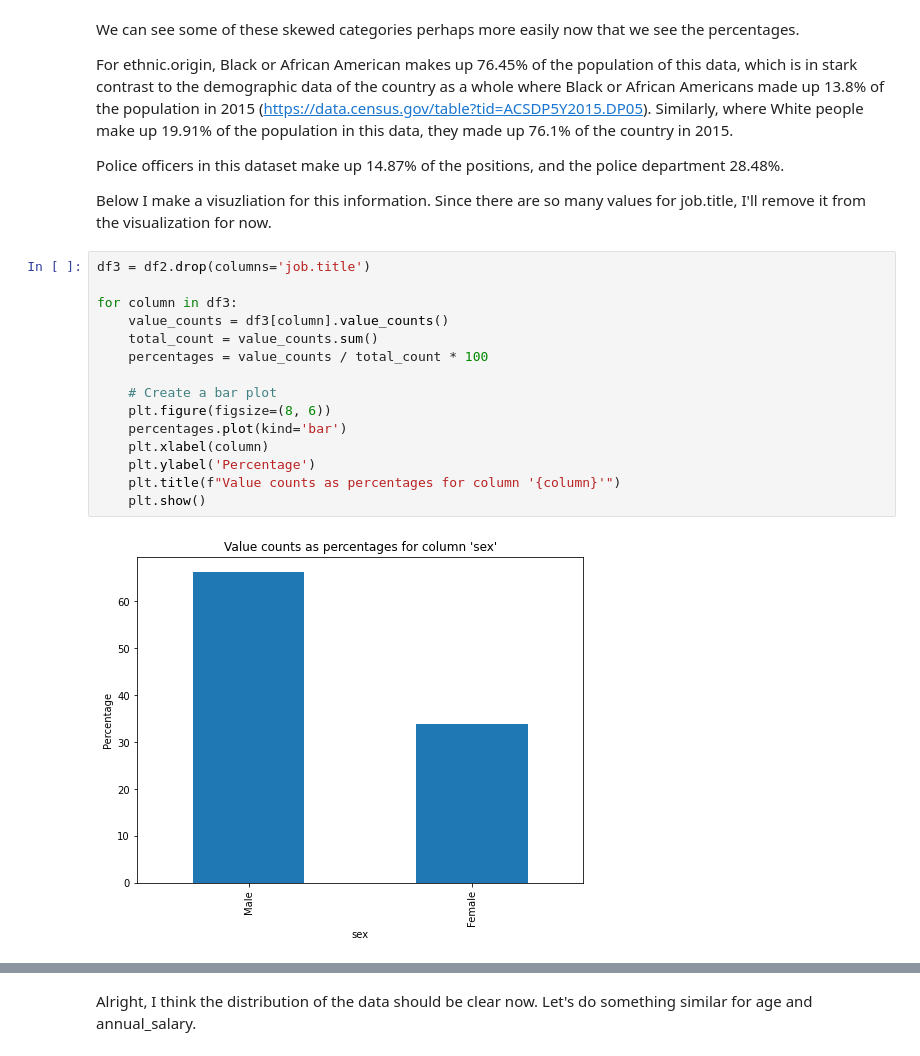
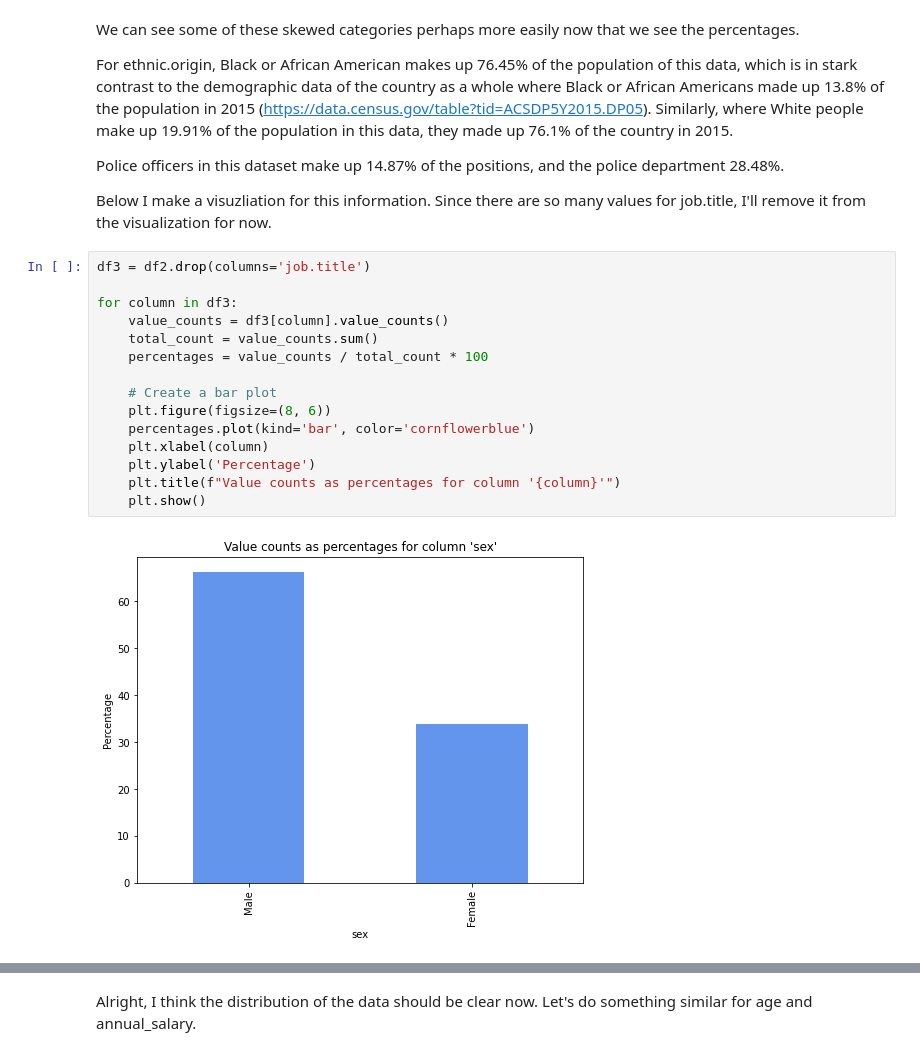
Before and after one commit to clarkkon/Salary-and-Identity-Information-Analysis-for-Atlanta-City-Employees, a Jupyter notebook: index.ipynb, the cells around one changed output, grey strips where cells are left out. Drawn from its saved outputs; the diff is of its cells as text.

```diff
--- a/index.ipynb
+++ b/index.ipynb
@@ -178,17 +178,17 @@ Below I make a visuzliation for this information.  Since there are so many value
 # %%
 df3 = df2.drop(columns='job.title')
 
 for column in df3:
     value_counts = df3[column].value_counts()
     total_count = value_counts.sum()
     percentages = value_counts / total_count * 100
 
     # Create a bar plot
     plt.figure(figsize=(8, 6))
-    percentages.plot(kind='bar')
+    percentages.plot(kind='bar', color='cornflowerblue')
     plt.xlabel(column)
     plt.ylabel('Percentage')
     plt.title(f"Value counts as percentages for column '{column}'")
     plt.show()
 # %% [output]
-[figure, old version]
+[figure, new version]
```
Also changed, not shown: parts of 18 cells of this notebook.
